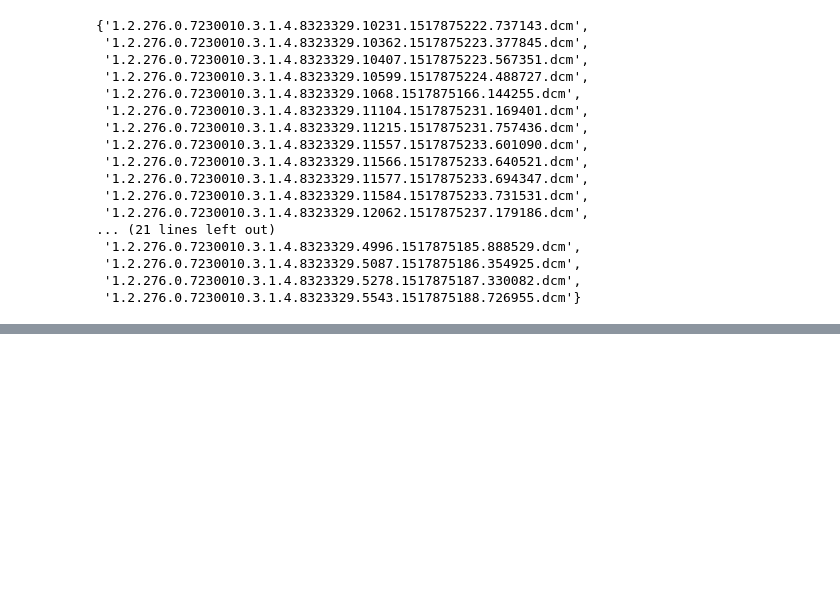
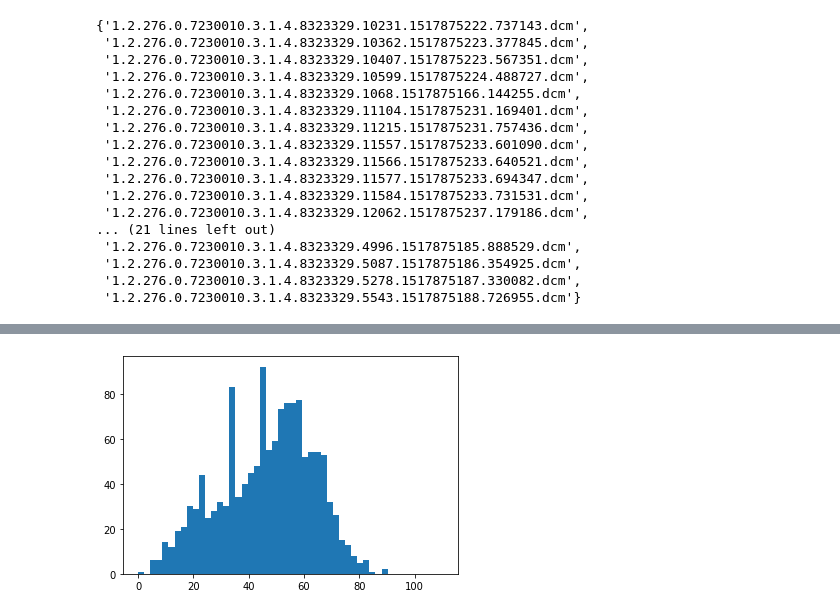
Before and after one commit to kshannon/pneumothorax-segmentation, a Jupyter notebook: eda/data_sanity_check.ipynb, the cells around one changed output, grey strips where cells are left out. Saved outputs shown, nothing was run; the diff lists cells and outputs as text; code cells hidden in the pictures; blank space fills up the shorter version.

```diff
--- a/eda/data_sanity_check.ipynb
+++ b/eda/data_sanity_check.ipynb
@@ -122,0 +366,5 @@ sym_diff
+# %%
+fig1 = plt.hist(test_df.age.to_list(),bins=50,range=(0,110))
+plt.show()
+# %% [output]
+[figure, added]
```
Also changed, not shown: parts of 27 cells of this notebook.
